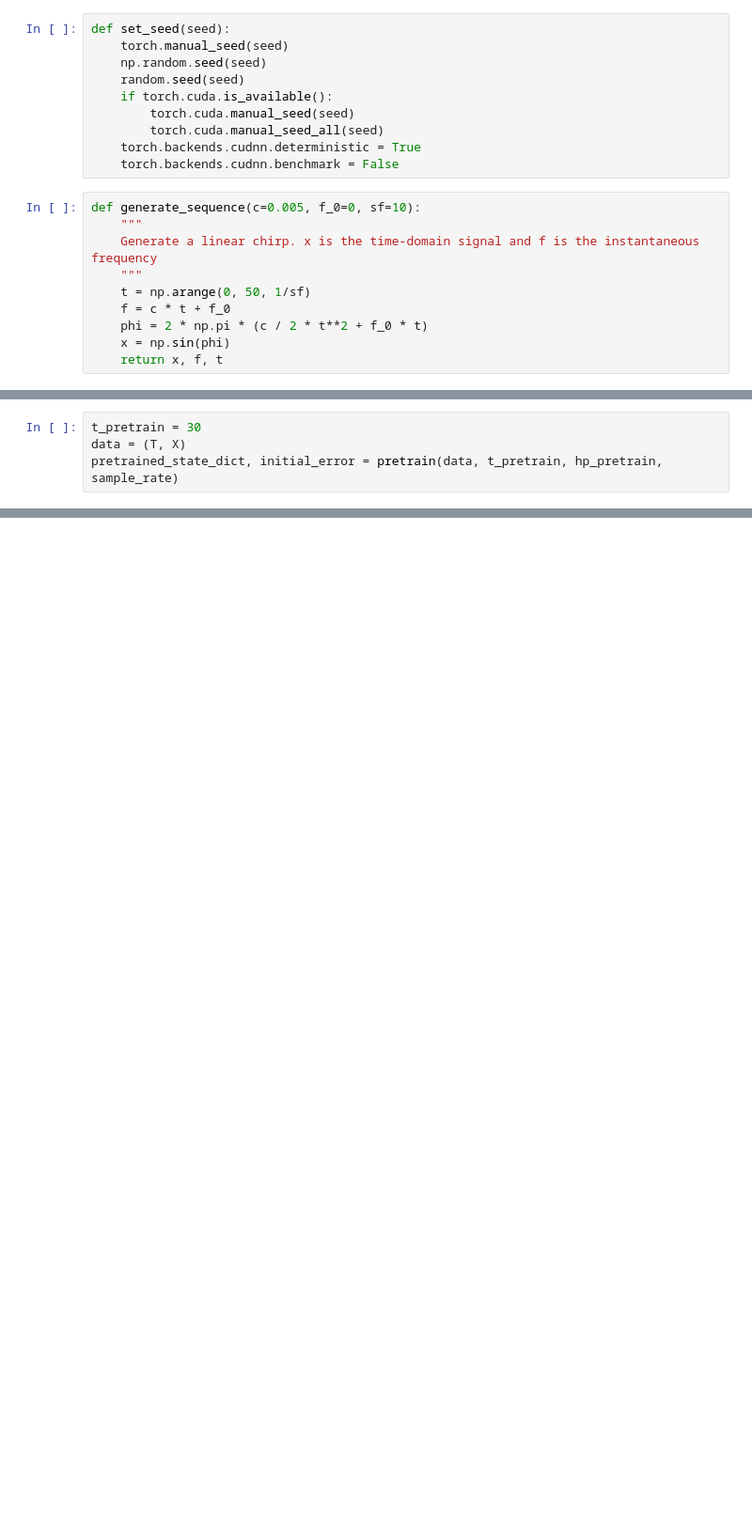
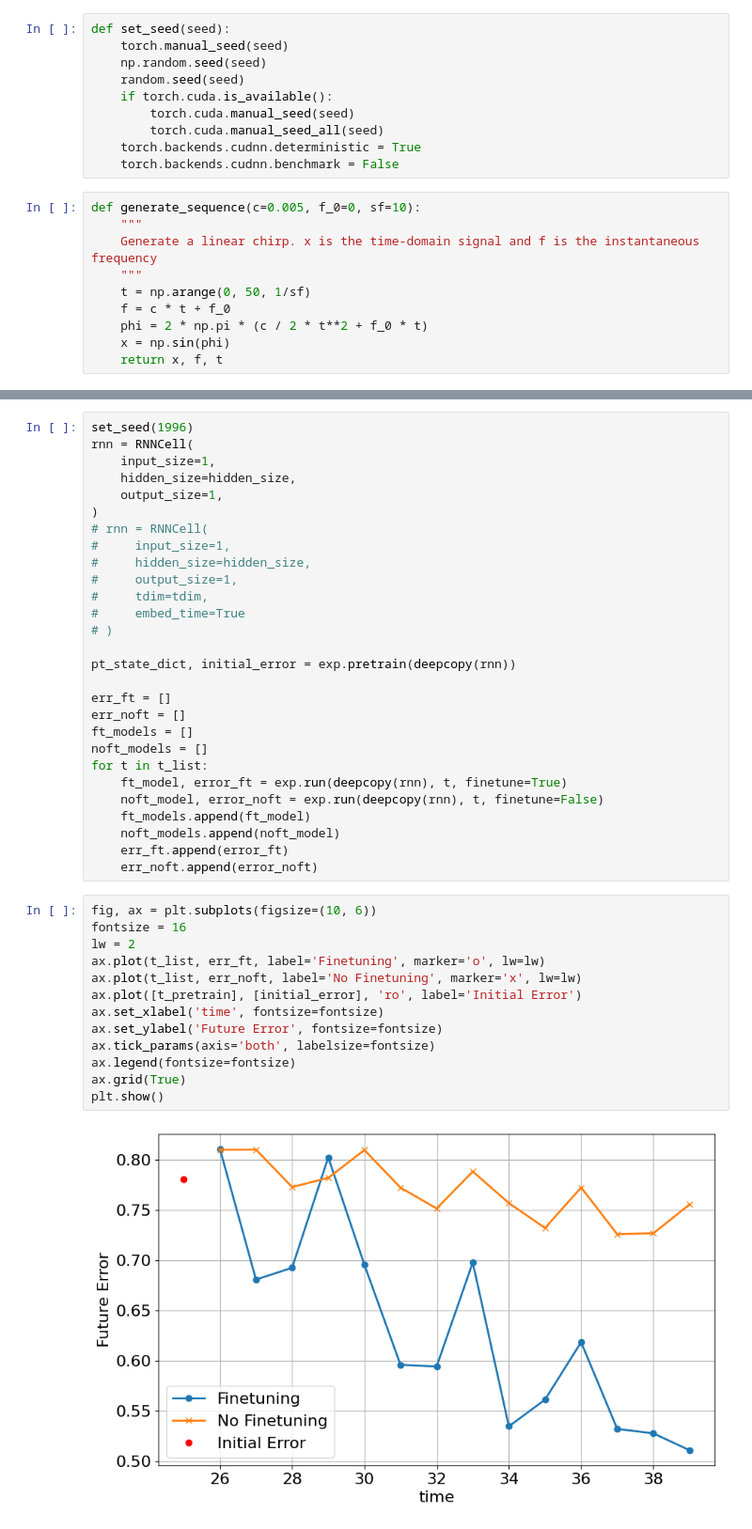
Before and after one commit to Laknath1996/RAG-exps, a Jupyter notebook: notebooks/3-toy-learn-chirp.ipynb, the cells around one changed output, grey strips where cells are left out. Shown: that part at 94% size. Drawn from its saved outputs; the diff is of its cells as text; blank space fills up the shorter version.

```diff
--- a/notebooks/3-toy-learn-chirp.ipynb
+++ b/notebooks/3-toy-learn-chirp.ipynb
@@ -176,4 +229,0 @@ X, F, T = generate_sequence(sf=sample_rate)
-# %%
-t_pretrain = 30
-data = (T, X)
-pretrained_state_dict, initial_error = pretrain(data, t_pretrain, hp_pretrain, sample_rate)
@@ -193,0 +239,43 @@ plt.show()
+# %%
+set_seed(1996)
+rnn = RNNCell(
+    input_size=1,
+    hidden_size=hidden_size,
+    output_size=1,
+)
+# rnn = RNNCell(
+#     input_size=1,
+#     hidden_size=hidden_size,
+#     output_size=1,
+#     tdim=tdim,
+#     embed_time=True
+# )
+
+pt_state_dict, initial_error = exp.pretrain(deepcopy(rnn))
+
+err_ft = []
+err_noft = []
+ft_models = []
+noft_models = []
+for t in t_list:
+    ft_model, error_ft = exp.run(deepcopy(rnn), t, finetune=True)
+    noft_model, error_noft = exp.run(deepcopy(rnn), t, finetune=False)
+    ft_models.append(ft_model)
+    noft_models.append(noft_model)
+    err_ft.append(error_ft)
+    err_noft.append(error_noft)
+# %%
+fig, ax = plt.subplots(figsize=(10, 6))
+fontsize = 16
+lw = 2
+ax.plot(t_list, err_ft, label='Finetuning', marker='o', lw=lw)
+ax.plot(t_list, err_noft, label='No Finetuning', marker='x', lw=lw)
+ax.plot([t_pretrain], [initial_error], 'ro', label='Initial Error')
+ax.set_xlabel('time', fontsize=fontsize)
+ax.set_ylabel('Future Error', fontsize=fontsize)
+ax.tick_params(axis='both', labelsize=fontsize)
+ax.legend(fontsize=fontsize)
+ax.grid(True)
+plt.show()
+# %% [output]
+[figure, added]
```
Also changed, not shown: parts of 12 cells of this notebook, 2 other files.
